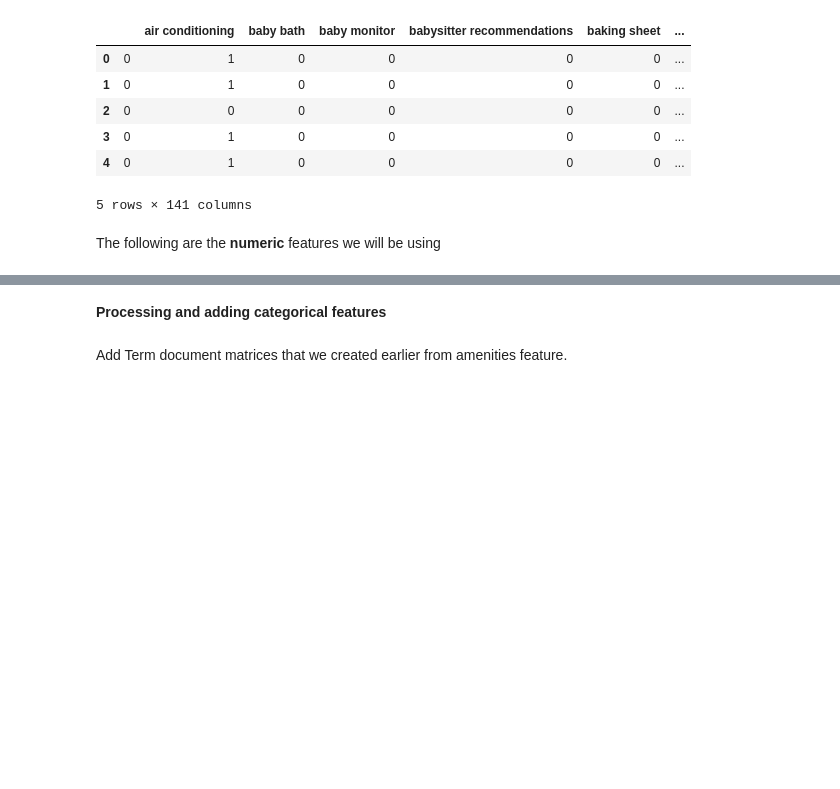
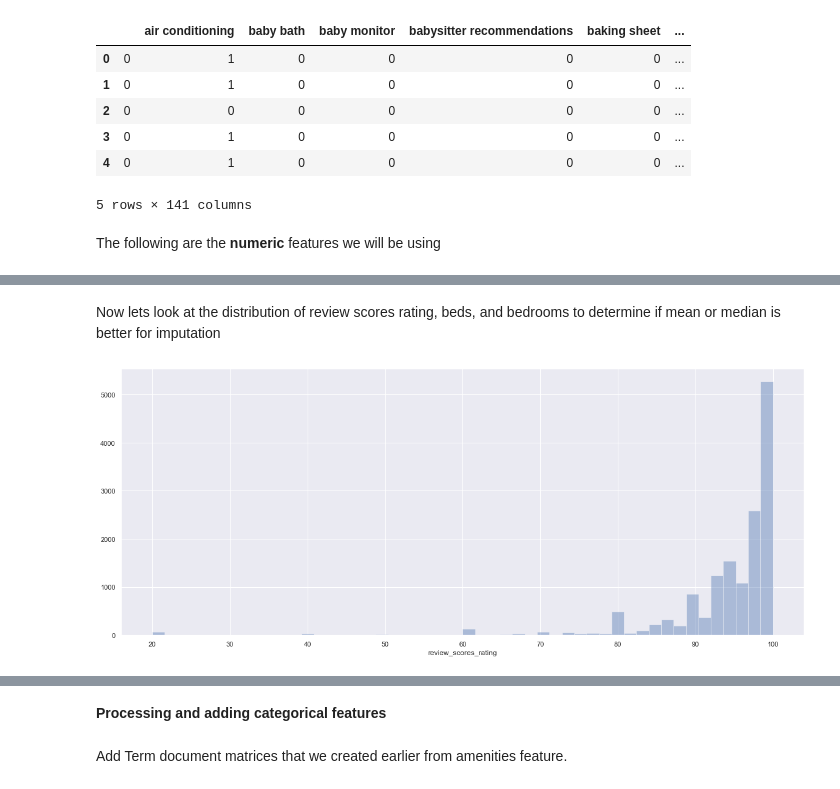
Before and after one commit to peterle93/Toronto-Airbnb-Analysis, a Jupyter notebook: Toronto Airbnb Dataset.ipynb, the cells around one changed output, grey strips where cells are left out. Saved outputs shown, nothing was run; the diff lists cells and outputs as text; code cells hidden in the pictures; blank space fills up the shorter version.

Commit message:
updated randomforestreg, added table and graph

```diff
--- a/Toronto Airbnb Dataset.ipynb
+++ b/Toronto Airbnb Dataset.ipynb
@@ -104,9 +121,6 @@ object     7
 float64    5
 int64      3
 dtype: int64
-# %%
-# drops rows in column 'price' has missing values
-df_list = df_list.dropna(subset=['price'], axis=0)
 # %%
 # displays columns with missing values
 df_list.isnull().sum().sort_values(ascending=False)
@@ -342,0 +377,7 @@ listings_new = df_list[['accommodates','beds','availability_30','number_of_revie
+# %% [markdown]
+Now lets look at the distribution of review scores rating, beds, and bedrooms to determine if mean or median is better for imputation
+# %%
+sns.distplot(listings_new['review_scores_rating'], kde=False)
+plt.show()
+# %% [output]
+[figure, added]
```
Also changed, not shown: parts of 65 cells of this notebook, 2 other files.
